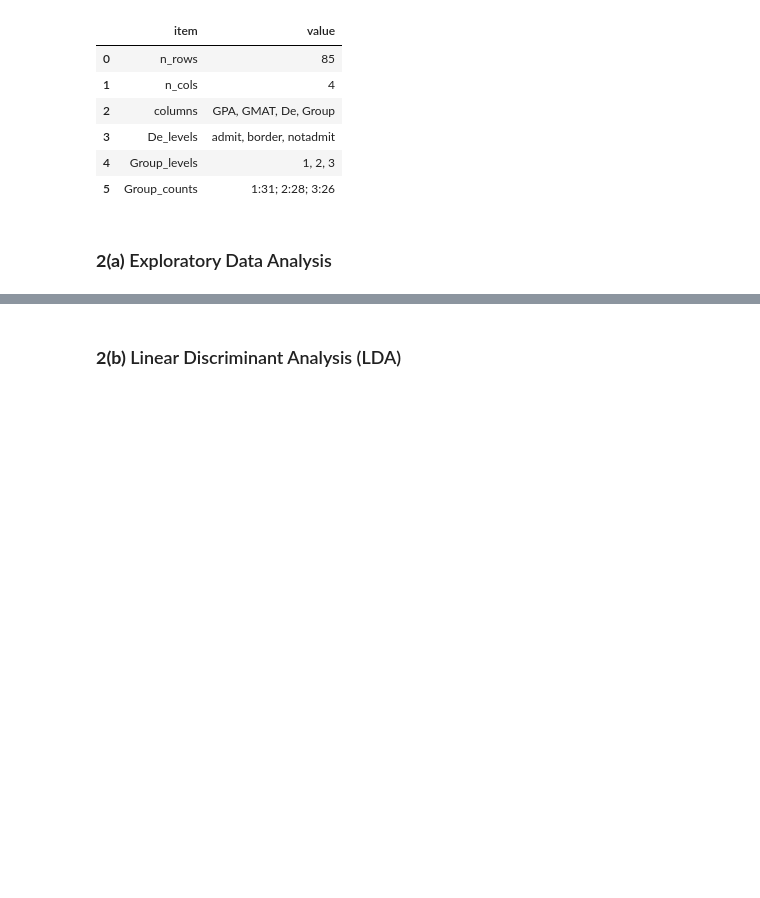
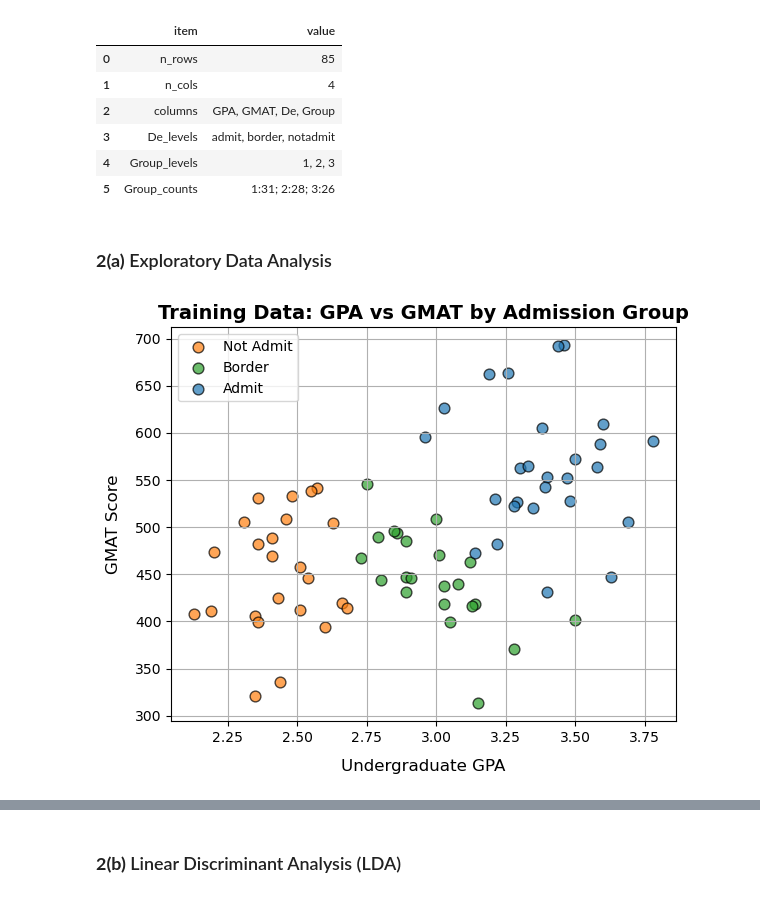
Before and after one commit to etoobian/STAT587_DS1_HW2, a Jupyter notebook: notebooks/STAT587_HW2.ipynb, the cells around one changed output, grey strips where cells are left out. Drawn from its saved outputs; the diff is of its cells as text; code cells hidden in the pictures; blank space fills up the shorter version.

```diff
--- a/notebooks/STAT587_HW2.ipynb
+++ b/notebooks/STAT587_HW2.ipynb
@@ -1714,22 +1714,26 @@ assert q2_train_levels == {
 # %% [markdown]
 ### **2(a)** Exploratory Data Analysis
 # %%
-# Scatter plot: GPA vs GMAT, colored by groups
+# Scatter plot (Training Data): GPA vs GMAT, colored by groups
 fig_scatter, ax_scatter = plt.subplots(figsize=(6, 5))
 
 plot_q2_scatter(
     df=q2_train_df,
     ax=ax_scatter,
     order=q2_order,
     labels=q2_labels,
     colors=q2_colors,
     title="Training Data: GPA vs GMAT by Admission Group",
     alpha=0.7,
 )
 
 fig_scatter.tight_layout()
 
 # Save figure
-fig_scatter.savefig(FIG_DIR / "q2_scatter_gpa_gmat.png", bbox_inches="tight")
-plt.close(fig_scatter)
+_ = save_fig(
+    fig_scatter,
+    "q2a_scatter_gpa_gmat_train.png",
+)
+# %% [output]
+[figure, added]
 # %%
```
Also changed, not shown: parts of 1 cell of this notebook, 4 other files.
